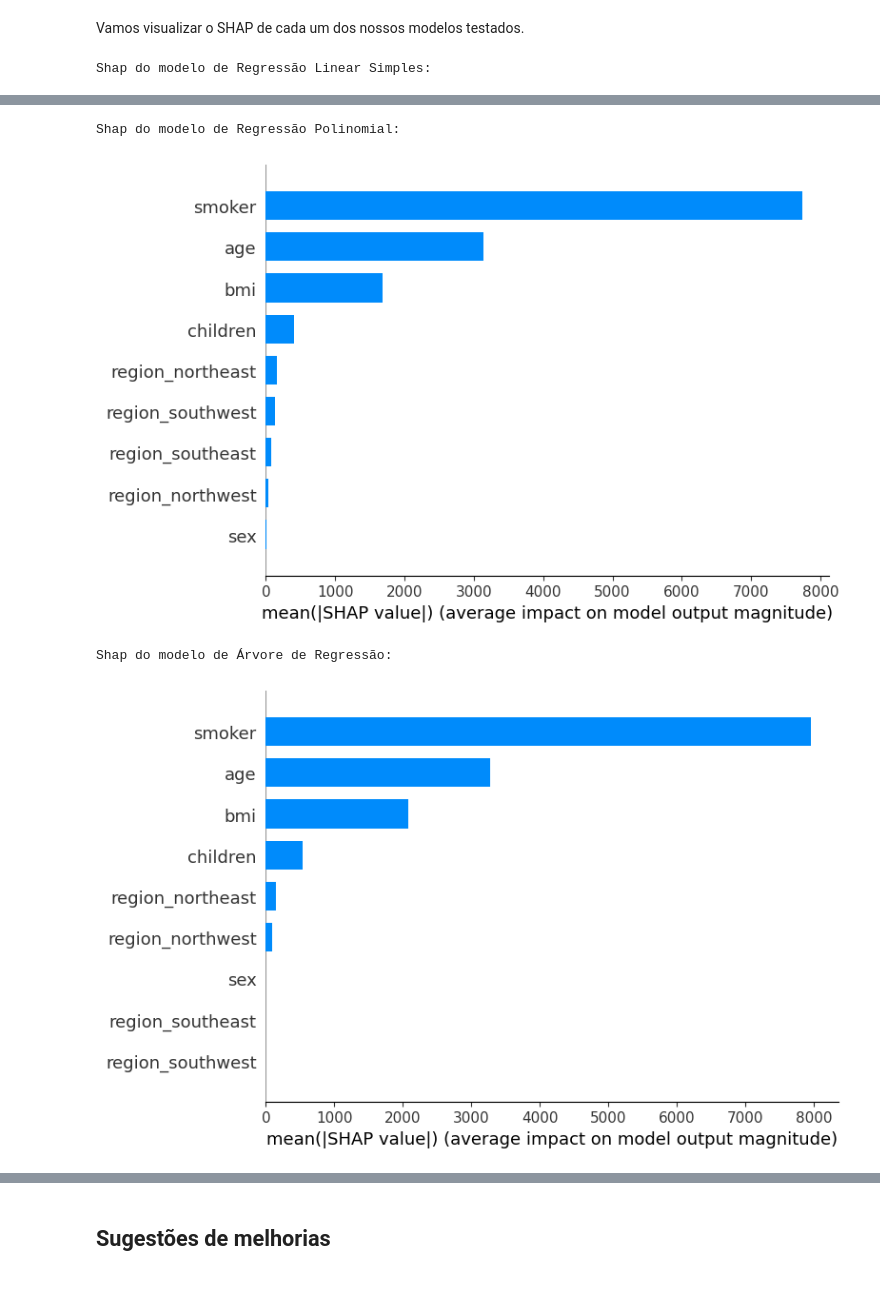
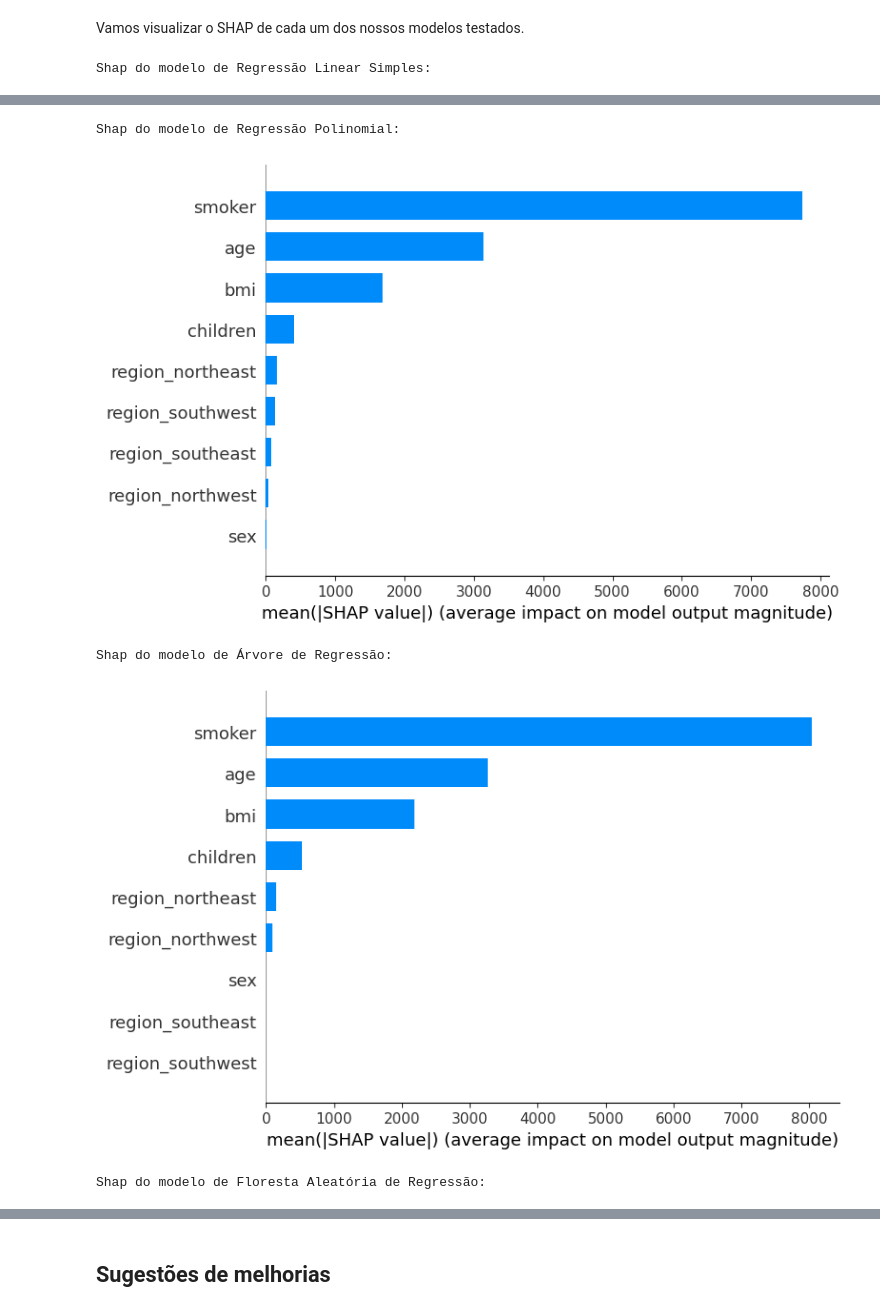
Before and after one commit to edummoreno/tech-challenge-ia, a Jupyter notebook: Notebook/Análise_Preditiva_de_Custos_Médicos.ipynb, the cells around one changed output, grey strips where cells are left out. Saved outputs shown, nothing was run; the diff lists cells and outputs as text; code cells hidden in the pictures.

```diff
--- a/Notebook/Análise_Preditiva_de_Custos_Médicos.ipynb
+++ b/Notebook/Análise_Preditiva_de_Custos_Médicos.ipynb
@@ -431,10 +482,10 @@ Iremos testar primeiramente o modelo de regressão linear simples.
 # %%
 # Instanciar e treinar o modelo
 model_lin = LinearRegression()
-model_lin.fit(X_train, y_train)
+model_lin.fit(X_train_prepared, y_train)
 
 # Previsões
-y_pred_lin = model_lin.predict(X_test)
+y_pred_lin = model_lin.predict(X_test_prepared)
 # %%
 # Métricas para avaliar a performance do modelo
 mse_lin = mean_squared_error(y_test, y_pred_lin) # Erro Quadrático Médio
@@ -471,10 +522,10 @@ A seguir iremos testar o modelo de regressão polinomial.
 # %%
 # Instanciar e treinar o modelo
 model_poly = make_pipeline(PolynomialFeatures(degree=2), LinearRegression())
-model_poly.fit(X_train, y_train)
+model_poly.fit(X_train_prepared, y_train)
 
 # Previsões
-y_pred_poly = model_poly.predict(X_test)
+y_pred_poly = model_poly.predict(X_test_prepared)
 # %%
 # Métricas para avaliar a performance do modelo
 mse_poly = mean_squared_error(y_test, y_pred_poly) # Erro Quadrático Médio
@@ -515,10 +566,10 @@ Por último vamos testar o modelo de árvore de regressão.
 # %%
 # Instanciar e treinar o modelo
 model_tree = DecisionTreeRegressor(max_depth=5, min_samples_split=10)
-model_tree.fit(X_train, y_train)
+model_tree.fit(X_train_prepared, y_train)
 
 # Previsões
-y_pred_tree = model_tree.predict(X_test)
+y_pred_tree = model_tree.predict(X_test_prepared)
 # %%
 # Métricas para avaliar a performance do modelo
 mse_tree = mean_squared_error(y_test, y_pred_tree) # Erro Quadrático Médio
@@ -549,0 +603,7 @@ Observando os critérios de divisão adotados pela árvore de regressão confirm
+# %%
+# Instanciar e treinar o modelo
+model_random = RandomForestRegressor(criterion='squared_error', n_estimators=100, max_depth=5, random_state=42)
+model_random.fit(X_train_prepared, y_train)
+
+# Previsões
+y_pred_random = model_random.predict(X_test_prepared)
@@ -550,35 +629,44 @@ Observando os critérios de divisão adotados pela árvore de regressão confirm
 # %% [markdown]
 Vamos visualizar o SHAP de cada um dos nossos modelos testados.
 # %%
-X_test_shap = pd.DataFrame(X_test, columns=X_test.columns)
+X_test_shap = pd.DataFrame(X_test_prepared, columns=X_test_prepared.columns)
 
 # Criar o shap do modelo de Regressão Linear Simples
 explainer_lin = shap.Explainer(model_lin.predict, X_test_shap)
 shap_values_lin = explainer_lin(X_test_shap)
 
 # Visualizar os valores do shap de Regressão Linear Simples
 print("\nShap do modelo de Regressão Linear Simples:")
 shap.summary_plot(shap_values_lin, X_test_shap, plot_type="bar")
 
 # Criar o shap do modelo de Regressão Polinomial
 explainer_poly = shap.Explainer(model_lin.predict, X_test_shap)
 shap_values_poly = explainer_poly(X_test_shap)
 
 # Visualizar os valores do shap de Regressão Polinomial
 print("\nShap do modelo de Regressão Polinomial:")
 shap.summary_plot(shap_values_poly, X_test_shap, plot_type="bar")
 
 # Criar o shap do modelo de Árvore de Regressão
 explainer_tree = shap.Explainer(model_tree.predict, X_test_shap)
 shap_values_tree = explainer_tree(X_test_shap)
 
 # Visualizar os valores do shap de Árvore de Regressão
 print("\nShap do modelo de Árvore de Regressão:")
 shap.summary_plot(shap_values_tree, X_test_shap, plot_type="bar")
+
+# Criar o shap do modelo de Floresta Aleatória de Regressão
+explainer_random = shap.Explainer(model_random.predict, X_test_shap)
+shap_values_random = explainer_tree(X_test_shap)
+
+# Visualizar os valores do shap de Floresta Aleatória de Regressão
+print("\nShap do modelo de Floresta Aleatória de Regressão:")
+shap.summary_plot(shap_values_random, X_test_shap, plot_type="bar")
 # %% [output]
 Shap do modelo de Regressão Linear Simples:
 [figure]
 Shap do modelo de Regressão Polinomial:
 [figure]
 Shap do modelo de Árvore de Regressão:
-[figure, old version]
+[figure, new version]
+Shap do modelo de Floresta Aleatória de Regressão:
```
Also changed, not shown: parts of 28 cells of this notebook, 1 other file.
